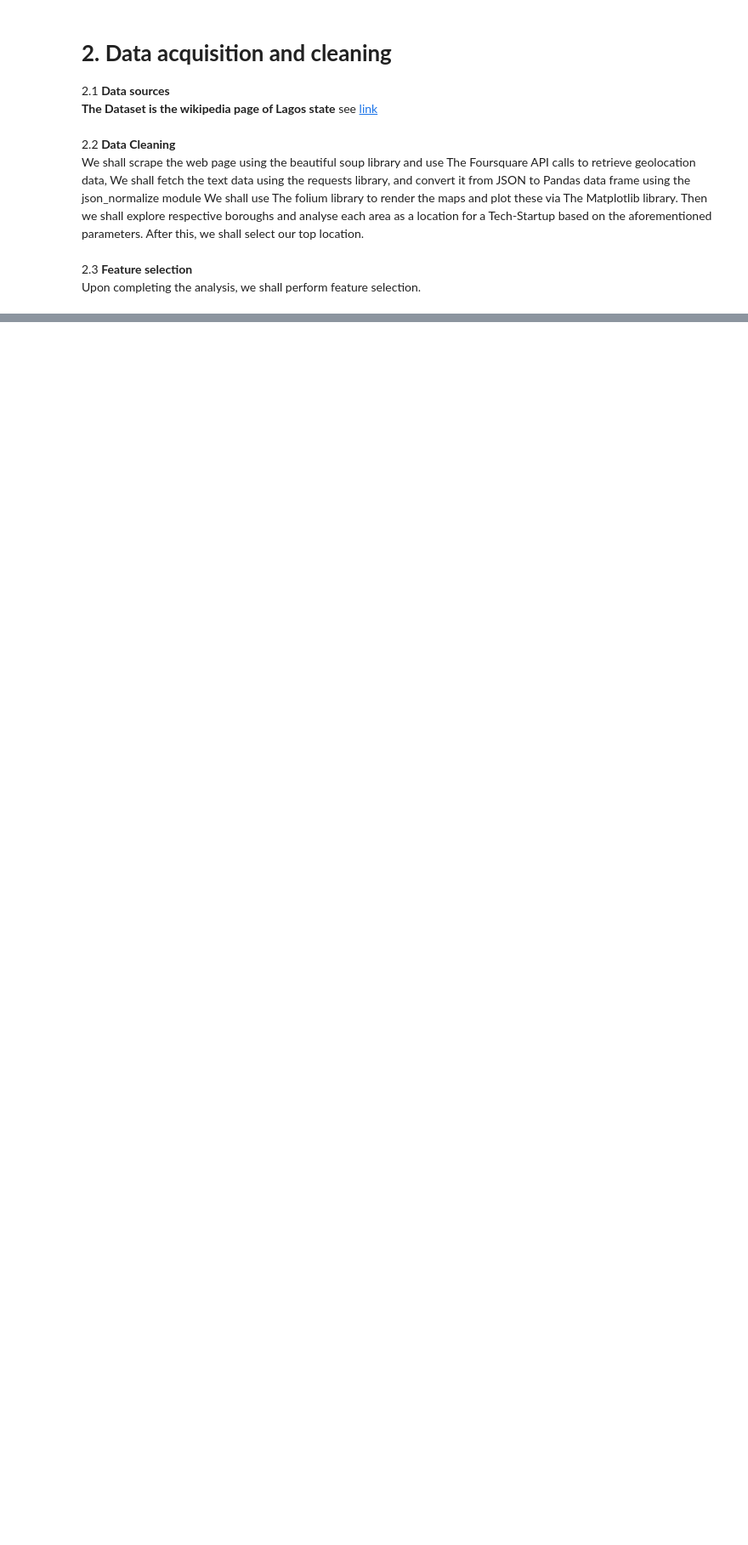
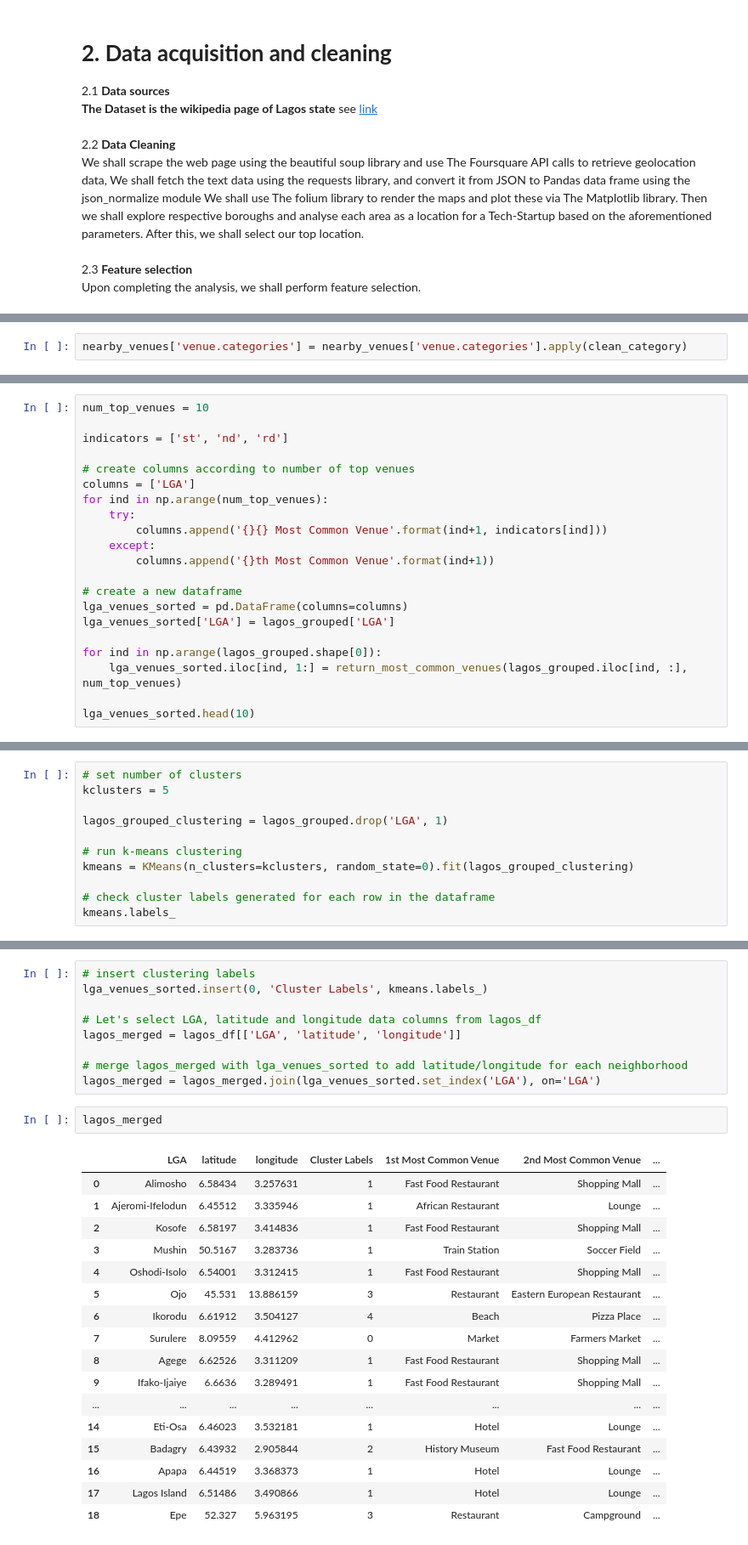
Before and after one commit to AdedokunOluremi/Coursera_Capstone, a Jupyter notebook: Capstone_Project_Segmenting_and_Clustering_Lagos_State_.ipynb, the cells around one changed output, grey strips where cells are left out. Shown at 85% size. Drawn from its saved outputs; the diff is of its cells as text; blank space fills up the shorter version.

```diff
--- a/Capstone_Project_Segmenting_and_Clustering_Lagos_State_.ipynb
+++ b/Capstone_Project_Segmenting_and_Clustering_Lagos_State_.ipynb
@@ -47,0 +402,2 @@ Upon completing the analysis, we shall perform feature selection.
+# %%
+nearby_venues['venue.categories'] = nearby_venues['venue.categories'].apply(clean_category)
@@ -47,0 +1406,21 @@ Upon completing the analysis, we shall perform feature selection.
+# %%
+num_top_venues = 10
+
+indicators = ['st', 'nd', 'rd']
+
+# create columns according to number of top venues
+columns = ['LGA']
+for ind in np.arange(num_top_venues):
+    try:
+        columns.append('{}{} Most Common Venue'.format(ind+1, indicators[ind]))
+    except:
+        columns.append('{}th Most Common Venue'.format(ind+1))
+
+# create a new dataframe
+lga_venues_sorted = pd.DataFrame(columns=columns)
+lga_venues_sorted['LGA'] = lagos_grouped['LGA']
+
+for ind in np.arange(lagos_grouped.shape[0]):
+    lga_venues_sorted.iloc[ind, 1:] = return_most_common_venues(lagos_grouped.iloc[ind, :], num_top_venues)
+
+lga_venues_sorted.head(10)
@@ -47,0 +1443,11 @@ Upon completing the analysis, we shall perform feature selection.
+# %%
+# set number of clusters
+kclusters = 5
+
+lagos_grouped_clustering = lagos_grouped.drop('LGA', 1)
+
+# run k-means clustering
+kmeans = KMeans(n_clusters=kclusters, random_state=0).fit(lagos_grouped_clustering)
+
+# check cluster labels generated for each row in the dataframe
+kmeans.labels_
@@ -47,0 +1468,29 @@ Upon completing the analysis, we shall perform feature selection.
+# %%
+# insert clustering labels
+lga_venues_sorted.insert(0, 'Cluster Labels', kmeans.labels_)
+
+# Let's select LGA, latitude and longitude data columns from lagos_df
+lagos_merged = lagos_df[['LGA', 'latitude', 'longitude']]
+
+# merge lagos_merged with lga_venues_sorted to add latitude/longitude for each neighborhood
+lagos_merged = lagos_merged.join(lga_venues_sorted.set_index('LGA'), on='LGA')
+# %%
+lagos_merged
+# %% [output]
+|  | LGA | latitude | longitude | Cluster Labels | 1st Most Common Venue | 2nd Most Common Venue | ... |
+| 0 | Alimosho | 6.58434 | 3.257631 | 1 | Fast Food Restaurant | Shopping Mall | ... |
+| 1 | Ajeromi-Ifelodun | 6.45512 | 3.335946 | 1 | African Restaurant | Lounge | ... |
+| 2 | Kosofe | 6.58197 | 3.414836 | 1 | Fast Food Restaurant | Shopping Mall | ... |
+| 3 | Mushin | 50.5167 | 3.283736 | 1 | Train Station | Soccer Field | ... |
+| 4 | Oshodi-Isolo | 6.54001 | 3.312415 | 1 | Fast Food Restaurant | Shopping Mall | ... |
+| 5 | Ojo | 45.531 | 13.886159 | 3 | Restaurant | Eastern European Restaurant | ... |
+| 6 | Ikorodu | 6.61912 | 3.504127 | 4 | Beach | Pizza Place | ... |
+| 7 | Surulere | 8.09559 | 4.412962 | 0 | Market | Farmers Market | ... |
+| 8 | Agege | 6.62526 | 3.311209 | 1 | Fast Food Restaurant | Shopping Mall | ... |
+| 9 | Ifako-Ijaiye | 6.6636 | 3.289491 | 1 | Fast Food Restaurant | Shopping Mall | ... |
+| ... | ... | ... | ... | ... | ... | ... | ... |
+| 14 | Eti-Osa | 6.46023 | 3.532181 | 1 | Hotel | Lounge | ... |
+| 15 | Badagry | 6.43932 | 2.905844 | 2 | History Museum | Fast Food Restaurant | ... |
+| 16 | Apapa | 6.44519 | 3.368373 | 1 | Hotel | Lounge | ... |
+| 17 | Lagos Island | 6.51486 | 3.490866 | 1 | Hotel | Lounge | ... |
+| 18 | Epe | 52.327 | 5.963195 | 3 | Restaurant | Campground | ... |
```
Also changed, not shown: parts of 206 cells of this notebook.
